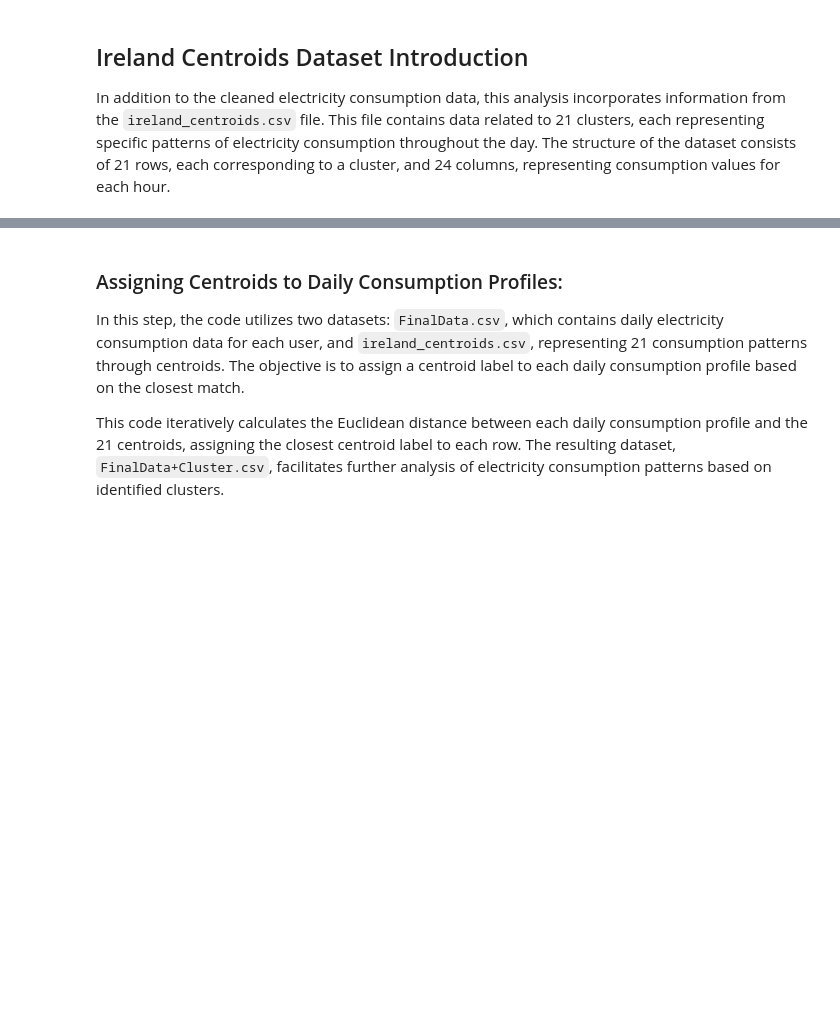
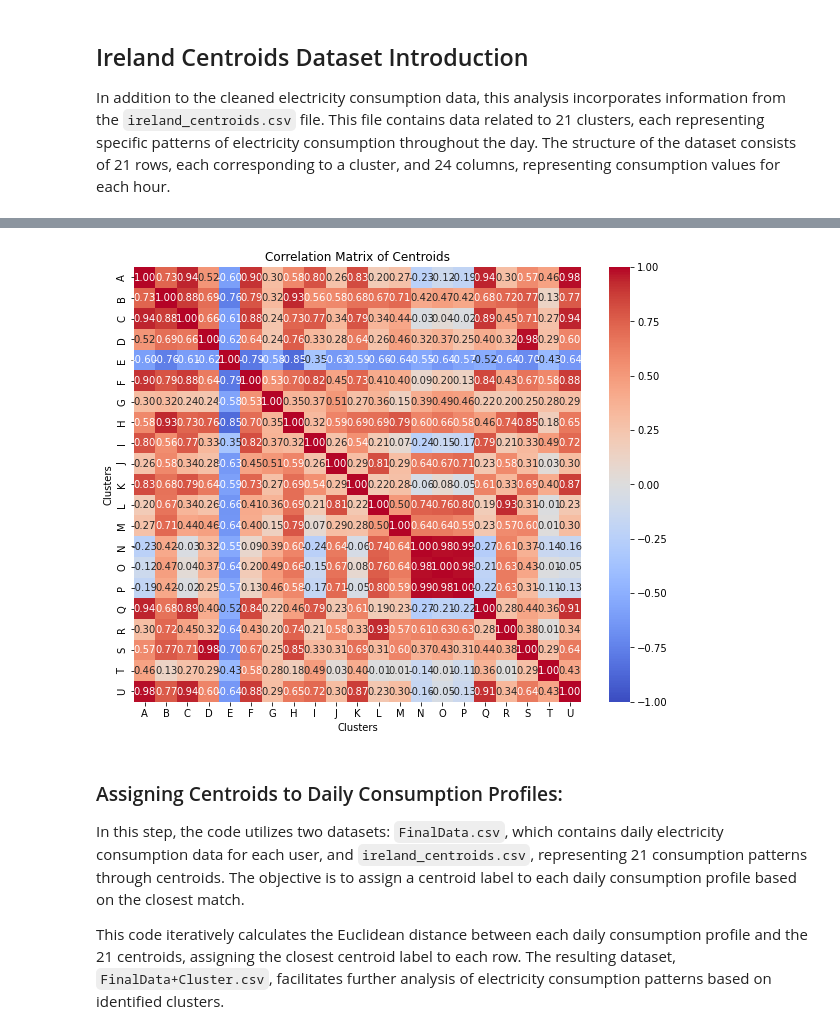
Before and after one commit to Isi-17/Thesis-CS, a Jupyter notebook: 01-data_preparation.ipynb, the cells around one changed output, grey strips where cells are left out. Saved outputs shown, nothing was run; the diff lists cells and outputs as text; code cells hidden in the pictures; blank space fills up the shorter version.

Commit message:
Added correlation matrix.

```diff
--- a/01-data_preparation.ipynb
+++ b/01-data_preparation.ipynb
@@ -265,4 +269,25 @@ centroids_data_df
 21 rows × 24 columns
+# %%
+# Transpose the DataFrame
+centroids_data_df_T = centroids_data_df.T
+
+# Calculate the correlation matrix
+correlation_matrix = centroids_data_df_T.corr()
+
+# Rename index and columns with cluster names (letters A to U)
+correlation_matrix.index = list("ABCDEFGHIJKLMNOPQRSTU")
+correlation_matrix.columns = list("ABCDEFGHIJKLMNOPQRSTU")
+
+# Plot the heatmap
+plt.figure(figsize=(10, 8))
+sns.heatmap(correlation_matrix, annot=True, cmap='coolwarm', fmt=".2f", vmin=-1, vmax=1)
+plt.title('Correlation Matrix of Centroids')
+plt.xlabel('Clusters')
+plt.ylabel('Clusters')
+
+plt.show()
+# %% [output]
+[figure, added]
 # %% [markdown]
 ### Assigning Centroids to Daily Consumption Profiles:
 
```
Also changed, not shown: parts of 6 cells of this notebook, 3 other files.
